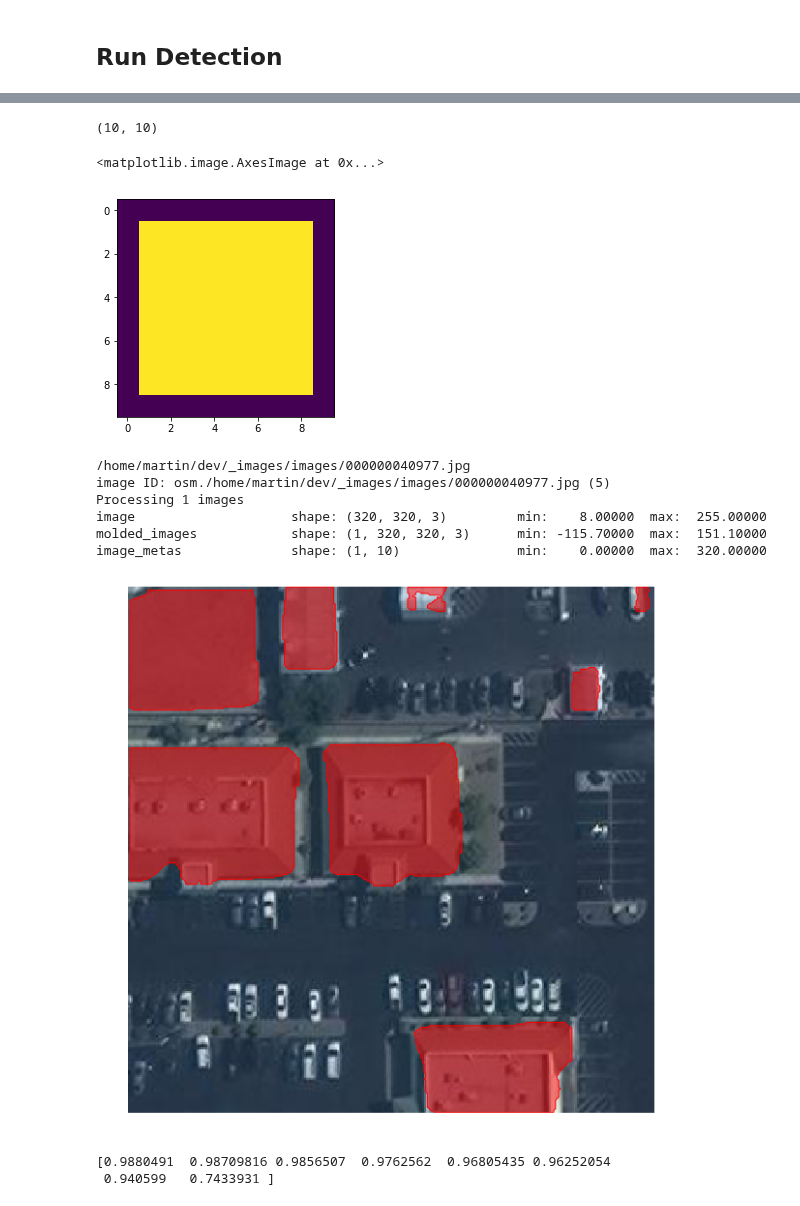
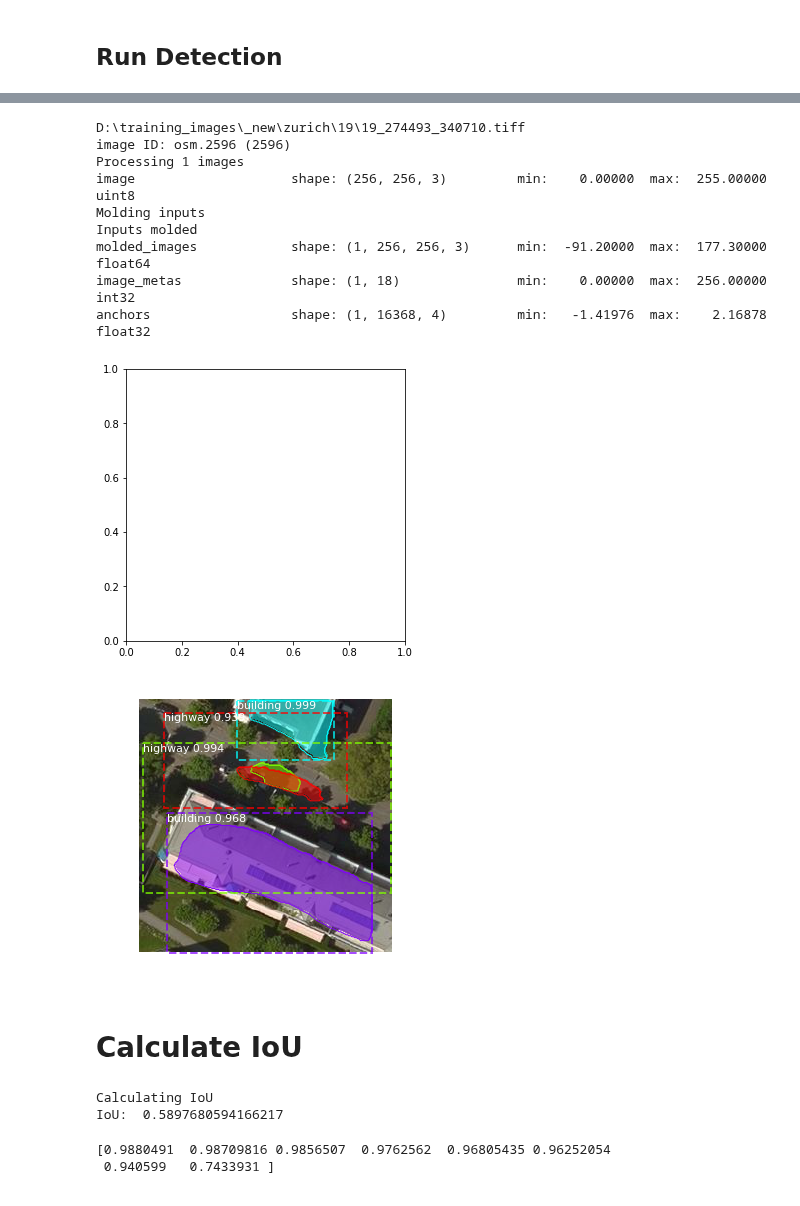
Before and after one commit to mnboos/osm-instance-segmentation, a Jupyter notebook: inspect_model.ipynb, the cells around one changed output, grey strips where cells are left out. Drawn from its saved outputs; the diff is of its cells as text; code cells hidden in the pictures.

```diff
--- a/inspect_model.ipynb
+++ b/inspect_model.ipynb
@@ -31,7 +31,8 @@ print(IMAGE_WIDTH)
 ROOT_DIR = os.getcwd()
 
 # Path to Shapes trained weights
-WEIGHTS_PATH = os.path.join(ROOT_DIR, "model", "mask_rcnn_osm_0232.h5")
+# WEIGHTS_PATH = os.path.join(ROOT_DIR, "model", "mask_rcnn_osm_0232.h5")
+WEIGHTS_PATH = r"D:\_models\stage2.h5"
 assert os.path.isfile(WEIGHTS_PATH)
 print("Done")
 # %% [output]
@@ -53,8 +54,8 @@ class InferenceConfig(config.__class__):
     IMAGES_PER_GPU = 1
 #     RPN_ANCHOR_SCALES = (4,8,16, 32, 64)
 #     BACKBONE_STRIDES = [1,2,4, 8, 16]
-    IMAGE_MIN_DIM = 320
-    IMAGE_MAX_DIM = 320
+    IMAGE_MIN_DIM = IMAGE_WIDTH
+    IMAGE_MAX_DIM = IMAGE_WIDTH
     #USE_RPN_ROIS = False
 #     RPN_ANCHOR_STRIDE = 2
 #     RPN_NMS_THRESHOLD = 0.1
@@ -180,19 +164,19 @@ Done
 # %% [markdown]
 ## Run Detection
 # %%
-image_id = random.choice(dataset.image_ids)
-
+# image_id = random.choice(dataset.image_ids)
+image_id = 2596
 
 img, _ = dataset.load_mask(image_id)
-# print(img)
-# coco_image_id = random.choice(dataset.coco_image_ids)
-# img = dataset.coco.loadImgs(coco_image_id)[0]
-# print(img)
-# msk = dataset.get_mask_from_annotation(img)[0]
+full_mask = np.zeros((img.shape[0],img.shape[0],1), dtype=np.uint8)
 
 print(img.shape)
 for i in range(0, img.shape[2]):
+    full_mask[np.where(img[:, :, i]>=1)] = 1
     fig, axs = plt.subplots()
     ax = fig.add_subplot(111)
     ax.imshow(img[:, :, i])
+
+ax = get_ax(size=5)
+ax.imshow(full_mask[:,:,0])
 # %% [output]
@@ -211,52 +189,61 @@ for i in range(0, img.shape[2]):
-# %%
-from pycocotools import mask as cocomask
-rle = cocomask.frPyObjects([[1,1, 9,1, 9,9, 1,9]], 10,10)
-m = cocomask.decode(rle)
-# m.shape has a shape of (300, 300, 1)
-# so we first convert it to a shape of (300, 300)
-m = m.reshape((10,10))
-m = np.stack(m)
-print(m.shape)
-plt.imshow(m)
-# %% [output]
-(10, 10)
-<matplotlib.image.AxesImage at 0x...>
-[figure, removed]
 # %%
 
 # image = dataset.load_image(image_id)
 image, image_meta, gt_class_id, gt_bbox, gt_mask = modellib.load_image_gt(dataset, config, image_id, use_mini_mask=False)
 info = dataset.image_info[image_id]
 print(info["path"])
 print("image ID: {}.{} ({}) {}".format(info["source"], info["id"], image_id,
                                        dataset.image_reference(image_id)))
 # Run object detection
-results = model.detect([image], verbose=1)
+results = model.detect([image], [image_id], verbose=1)
 
 colors = random_colors(1)
 
 # Display results
-ax = get_ax(1, size=10)
+ax = get_ax(1, size=5)
 r = results[0]
-visualize.display_instances(image, r['rois'], r['masks'], r['class_ids'], dataset.class_names, r['scores'],
-                            ax=ax,
-                            show_boxes=False, colors=colors)
+visualize.display_instances(image, r['rois'], r['masks'], r['class_ids'], dataset.class_names, r['scores'], figsize=(5,5))
 
 
 # img = np.invert(plt.imread(info["path"][:-1]))
 
 
 # log("gt_class_id", gt_class_id)
 # log("gt_bbox", gt_bbox)
 # log("gt_mask", gt_mask)
 # %% [output]
-/home/martin/dev/_images/images/000000040977.jpg
-image ID: osm./home/martin/dev/_images/images/000000040977.jpg (5)
+D:\training_images\_new\zurich\19\19_274493_340710.tiff
+image ID: osm.2596 (2596)
 Processing 1 images
-image                    shape: (320, 320, 3)         min:    8.00000  max:  255.00000
-molded_images            shape: (1, 320, 320, 3)      min: -115.70000  max:  151.10000
-image_metas              shape: (1, 10)               min:    0.00000  max:  320.00000
+image                    shape: (256, 256, 3)         min:    0.00000  max:  255.00000  uint8
+Molding inputs
+Inputs molded
+molded_images            shape: (1, 256, 256, 3)      min:  -91.20000  max:  177.30000  float64
+image_metas              shape: (1, 18)               min:    0.00000  max:  256.00000  int32
+anchors                  shape: (1, 16368, 4)         min:   -1.41976  max:    2.16878  float32
-[figure, old version]
+[figure, new version]
+[figure, added]
+# %% [markdown]
+# Calculate IoU
+# %%
+print("Calculating IoU")
+gt = np.array(full_mask, dtype=bool)
+
+pred_masks = r['masks']
+full_pred = np.zeros_like(gt, dtype=bool)
+for i in range(0, pred_masks.shape[2]):
+    full_pred[np.where(pred_masks[:, :, i]>=1)] = 1
+
+# ax = get_ax(size=5)
+# ax.imshow(full_pred[:,:,0])
+
+overlap = gt * full_pred # Logical AND
+union = gt + full_pred # Logical OR
+IOU = overlap.sum()/float(union.sum())
+print("IoU: ", IOU)
+# %% [output]
+Calculating IoU
+IoU:  0.5897680594166217
 # %%
 print(r["scores"])
 # %% [output]
```
Also changed, not shown: parts of 8 cells of this notebook.
